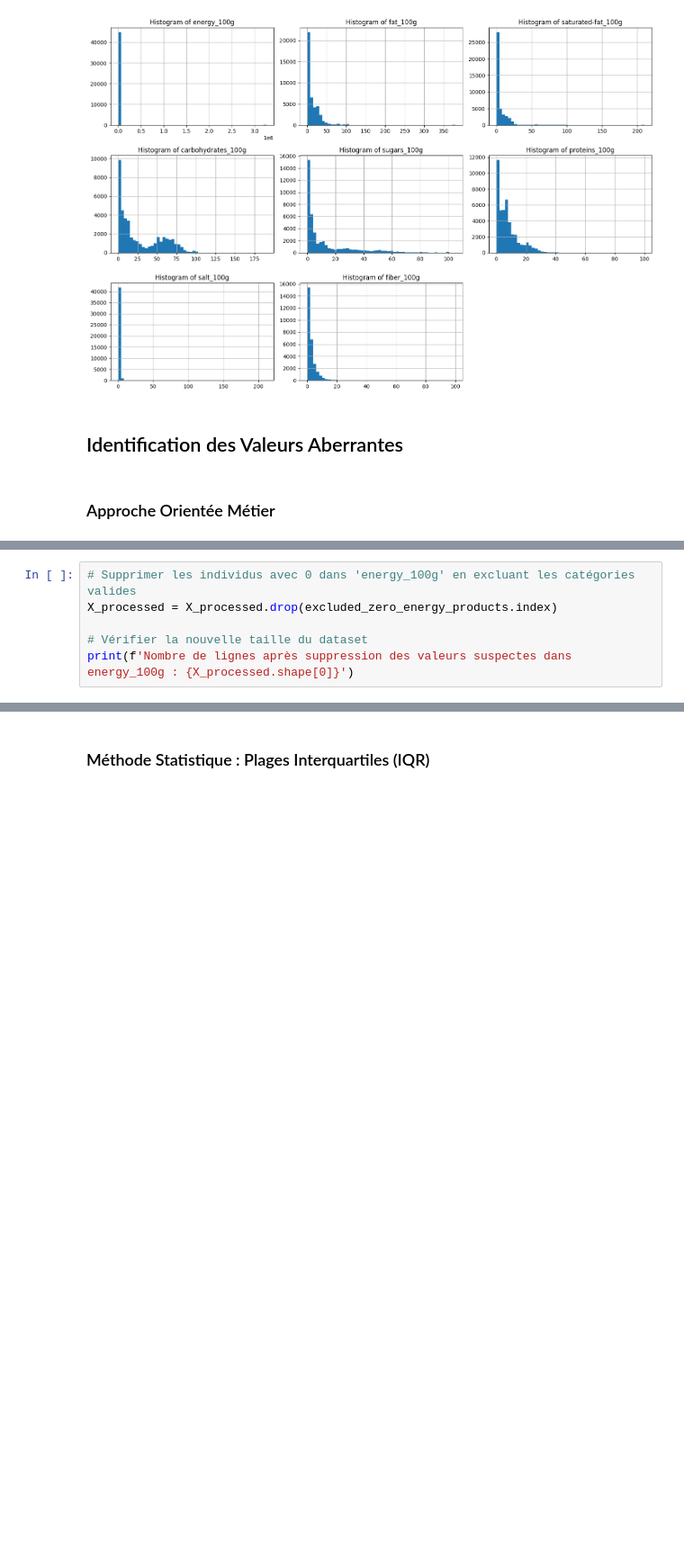
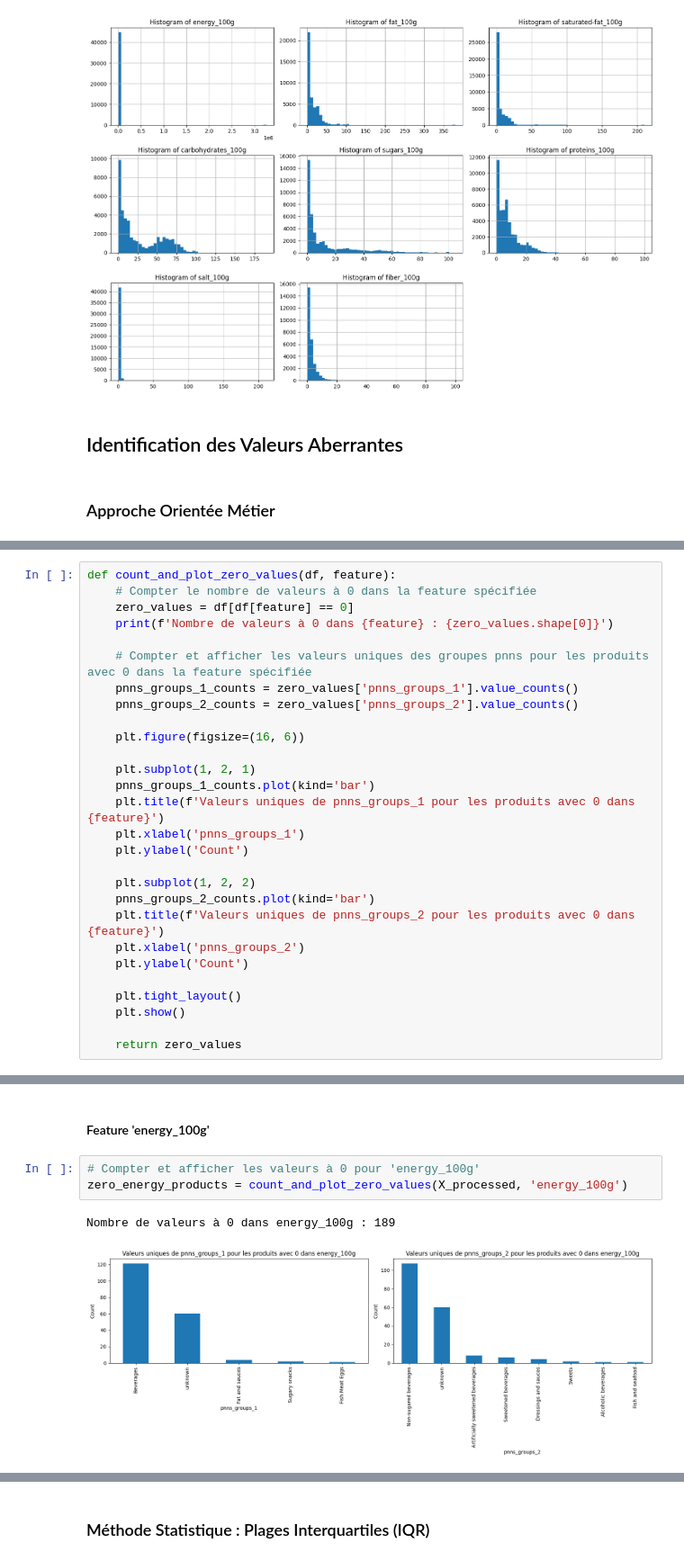
Before and after one commit to Krock13/AI_Engineer_Project_3_Open_Food_Facts, a Jupyter notebook: notebook_avec_fonction.ipynb, the cells around one changed output, grey strips where cells are left out. Shown at 90% size. Cells and saved outputs as stored; diff of their text form; blank space fills up the shorter version.

```diff
--- a/notebook_avec_fonction.ipynb
+++ b/notebook_avec_fonction.ipynb
@@ -200,6 +148,0 @@ Nombre de valeurs à 0 dans energy_100g après exclusion : 68
-# %%
-# Supprimer les individus avec 0 dans 'energy_100g' en excluant les catégories valides
-X_processed = X_processed.drop(excluded_zero_energy_products.index)
-
-# Vérifier la nouvelle taille du dataset
-print(f'Nombre de lignes après suppression des valeurs suspectes dans energy_100g : {X_processed.shape[0]}')
@@ -290,0 +151,28 @@ Index: []
+# %%
+def count_and_plot_zero_values(df, feature):
+    # Compter le nombre de valeurs à 0 dans la feature spécifiée
+    zero_values = df[df[feature] == 0]
+    print(f'Nombre de valeurs à 0 dans {feature} : {zero_values.shape[0]}')
+
+    # Compter et afficher les valeurs uniques des groupes pnns pour les produits avec 0 dans la feature spécifiée
+    pnns_groups_1_counts = zero_values['pnns_groups_1'].value_counts()
+    pnns_groups_2_counts = zero_values['pnns_groups_2'].value_counts()
+
+    plt.figure(figsize=(16, 6))
+
+    plt.subplot(1, 2, 1)
+    pnns_groups_1_counts.plot(kind='bar')
+    plt.title(f'Valeurs uniques de pnns_groups_1 pour les produits avec 0 dans {feature}')
+    plt.xlabel('pnns_groups_1')
+    plt.ylabel('Count')
+
+    plt.subplot(1, 2, 2)
+    pnns_groups_2_counts.plot(kind='bar')
+    plt.title(f'Valeurs uniques de pnns_groups_2 pour les produits avec 0 dans {feature}')
+    plt.xlabel('pnns_groups_2')
+    plt.ylabel('Count')
+
+    plt.tight_layout()
+    plt.show()
+
+    return zero_values
@@ -290,0 +218,8 @@ Index: []
+# %% [markdown]
+#### Feature 'energy_100g'
+# %%
+# Compter et afficher les valeurs à 0 pour 'energy_100g'
+zero_energy_products = count_and_plot_zero_values(X_processed, 'energy_100g')
+# %% [output]
+Nombre de valeurs à 0 dans energy_100g : 189
+[figure, added]
```
Also changed, not shown: parts of 53 cells of this notebook, 2 other files.
